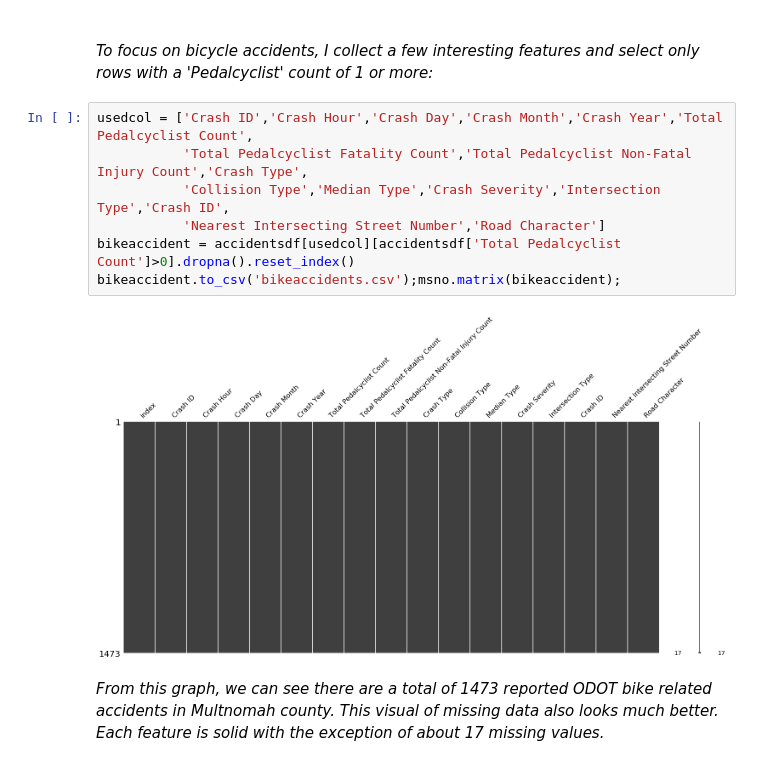
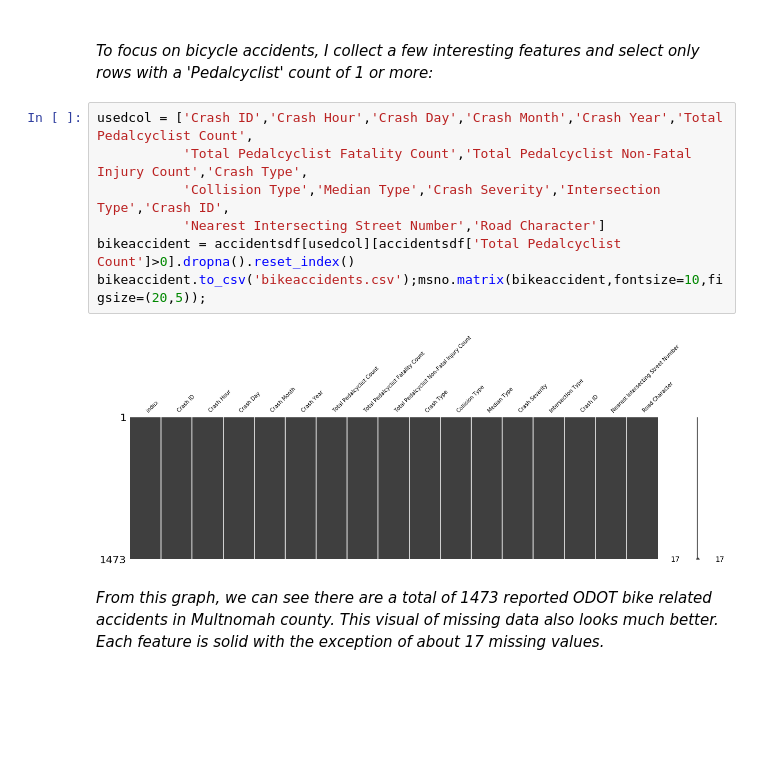
Before and after one commit to kimrharper/thinkful, a Jupyter notebook: capstone/capstone-cleaning.ipynb, the cells around one changed output. Drawn from its saved outputs; the diff is of its cells as text; blank space fills up the shorter version.

```diff
--- a/capstone/capstone-cleaning.ipynb
+++ b/capstone/capstone-cleaning.ipynb
@@ -40,12 +42,12 @@ _Each crash event appears to include multiple rows for each vehicle/participant/
 # %%
 usedcol = ['Crash ID','Crash Hour','Crash Day','Crash Month','Crash Year','Total Pedalcyclist Count',
            'Total Pedalcyclist Fatality Count','Total Pedalcyclist Non-Fatal Injury Count','Crash Type',
            'Collision Type','Median Type','Crash Severity','Intersection Type','Crash ID',
            'Nearest Intersecting Street Number','Road Character']
 bikeaccident = accidentsdf[usedcol][accidentsdf['Total Pedalcyclist Count']>0].dropna().reset_index()
-bikeaccident.to_csv('bikeaccidents.csv');msno.matrix(bikeaccident);
+bikeaccident.to_csv('bikeaccidents.csv');msno.matrix(bikeaccident,fontsize=10,figsize=(20,5));
 # %% [output]
-[figure, old version]
+[figure, new version]
 # %% [markdown]
 _From this graph, we can see there are a total of 1473 reported ODOT bike related accidents in Multnomah county. This visual of missing data also looks much better. Each feature is solid with the exception of about 17 missing values._
 # %%
```
Also changed, not shown: parts of 17 cells of this notebook.
